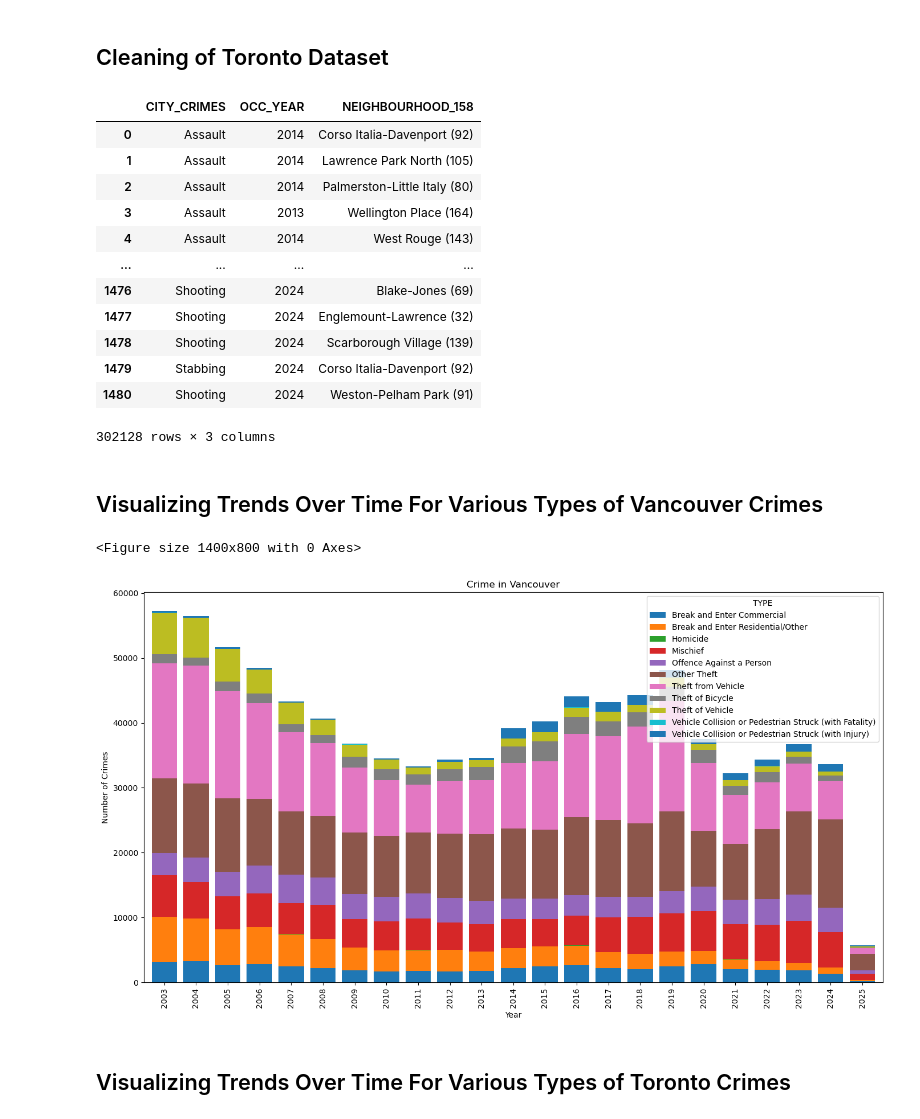
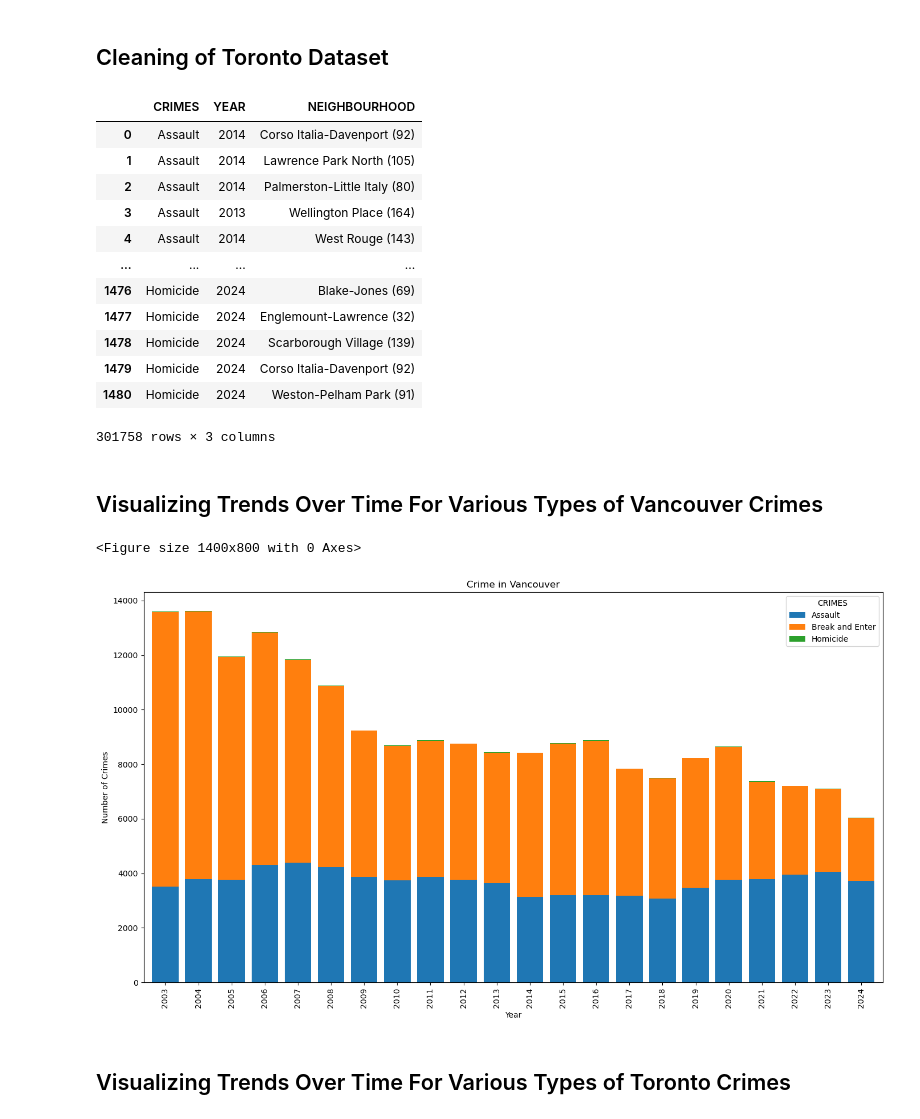
Before and after one commit to riggedjoker/CrimeAnalysis_Canada_Project, a Jupyter notebook: jupyter-notebook/crime_analysis.ipynb, the cells around one changed output. Cells and saved outputs as stored; diff of their text form; code cells hidden in the pictures.

Commit message:
Visualization and Cleaning done for toronto and vancouver datasets.

```diff
--- a/jupyter-notebook/crime_analysis.ipynb
+++ b/jupyter-notebook/crime_analysis.ipynb
@@ -95,0 +77,19 @@ vd_final
+# %%
+vd = vancouver_datasets.sort_values(by = 'YEAR', ascending=True)
+sorted_values = ['Offence Against a Person', 'Homicide', 'Break and Enter Commercial', 'Break and Enter Residential/Other']
+
+vd['CRIMES'] = vd['TYPE']
+vd_final = vd[vd['CRIMES'].isin(sorted_values)][['CRIMES', 'YEAR', 'NEIGHBOURHOOD']]
+
+
+vd_final = vd_final[vd_final['YEAR']!=2025]
+
+
+vd_final['CRIMES'] = vd_final['CRIMES'].replace({
+    'Break and Enter Commercial': 'Break and Enter',
+    'Break and Enter Residential/Other': 'Break and Enter',
+    'Offence Against a Person' : 'Assault'
+})
+
+
+vd_final
@@ -99,53 +113,62 @@ vd_final
 import pandas as pd
 #fulfilling the first merge successfully
 toronto_first_merge = pd.concat([tor_assault_datasets, tor_break_and_enter], axis=0)
-toronto_first_merge['CRIMES'] = toronto_first_merge['MCI_CATEGORY'].combine_first(toronto_first_merge['OFFENCE'])
+toronto_first_merge['MERGED_CRIMES'] = toronto_first_merge['MCI_CATEGORY'].combine_first(toronto_first_merge['OFFENCE'])
 toronto_first_clean = toronto_first_merge.drop(columns = ['MCI_CATEGORY', 'OFFENCE'])
 
 toronto_first_clean.dropna()
-#time to do the second cleaning with toronto_homicides
+#the second cleaning with toronto_homicides
 toronto_second_merge = pd.concat([toronto_first_clean, tor_homicides], axis = 0)
-toronto_second_merge['CITY_CRIMES'] = toronto_second_merge['CRIMES'].combine_first(toronto_second_merge['HOMICIDE_TYPE'])
+toronto_second_merge['CRIMES'] = toronto_second_merge['MERGED_CRIMES'].combine_first(toronto_second_merge['HOMICIDE_TYPE'])
 
-toronto_dataset = toronto_second_merge.drop(columns= ['CRIMES', 'HOMICIDE_TYPE'])
 
-toronto_dataset = toronto_dataset[['CITY_CRIMES', 'OCC_YEAR', 'NEIGHBOURHOOD_158']]
-toronto_dataset['OCC_YEAR'] = toronto_dataset['OCC_YEAR'].fillna(0).astype(int)
+toronto_dataset = toronto_second_merge.drop(columns= ['MERGED_CRIMES', 'HOMICIDE_TYPE'])
+toronto_dataset['NEIGHBOURHOOD'] = toronto_dataset['NEIGHBOURHOOD_158']
+toronto_dataset['YEAR'] = toronto_dataset['OCC_YEAR'].fillna(0).astype(int)
+
+toronto_dataset['CRIMES'] = toronto_dataset['CRIMES'].replace({
+    'Shooting': 'Homicide',
+    'Stabbing': 'Homicide',
+})
+
+toronto_dataset = toronto_dataset[~toronto_dataset['CRIMES'].isin(['Other'])]
+
+toronto_dataset = toronto_dataset[['CRIMES', 'YEAR', 'NEIGHBOURHOOD']]
 toronto_dataset
 # %% [output]
-|  | CITY_CRIMES | OCC_YEAR | NEIGHBOURHOOD_158 |
+|  | CRIMES | YEAR | NEIGHBOURHOOD |
 | 0 | Assault | 2014 | Corso Italia-Davenport (92) |
 | 1 | Assault | 2014 | Lawrence Park North (105) |
 | 2 | Assault | 2014 | Palmerston-Little Italy (80) |
 | 3 | Assault | 2013 | Wellington Place (164) |
 | 4 | Assault | 2014 | West Rouge (143) |
 | ... | ... | ... | ... |
-| 1476 | Shooting | 2024 | Blake-Jones (69) |
-| 1477 | Shooting | 2024 | Englemount-Lawrence (32) |
-| 1478 | Shooting | 2024 | Scarborough Village (139) |
-| 1479 | Stabbing | 2024 | Corso Italia-Davenport (92) |
-| 1480 | Shooting | 2024 | Weston-Pelham Park (91) |
+| 1476 | Homicide | 2024 | Blake-Jones (69) |
+| 1477 | Homicide | 2024 | Englemount-Lawrence (32) |
+| 1478 | Homicide | 2024 | Scarborough Village (139) |
+| 1479 | Homicide | 2024 | Corso Italia-Davenport (92) |
+| 1480 | Homicide | 2024 | Weston-Pelham Park (91) |
-302128 rows × 3 columns
+301758 rows × 3 columns
 # %% [markdown]
 <h2>Visualizing Trends Over Time For Various Types of Vancouver Crimes</h2>
 # %%
 import pandas as pd
 import matplotlib.pyplot as plt
 
 # Group by year and crime type
-vd_grouped = vd_final.groupby(['YEAR', 'TYPE']).size().unstack().fillna(0)
+vd_grouped = vd_final.groupby(['YEAR', 'CRIMES']).size().unstack().fillna(0)
 
 # Plot Vancouver crime data
 plt.figure(figsize=(14, 8))
 vd_grouped.plot(kind='bar', stacked=True, figsize=(14, 8), width=0.8)
 plt.title('Crime in Vancouver')
 plt.xlabel('Year')
 plt.ylabel('Number of Crimes')
 plt.tight_layout()
 plt.show()
 # %% [output]
 <Figure size 1400x800 with 0 Axes>
-[figure, old version]
+[figure, new version]
 # %% [markdown]
 <h2>Visualizing Trends Over Time For Various Types of Toronto Crimes</h2>
 # %%
```
Also changed, not shown: parts of 7 cells of this notebook.
